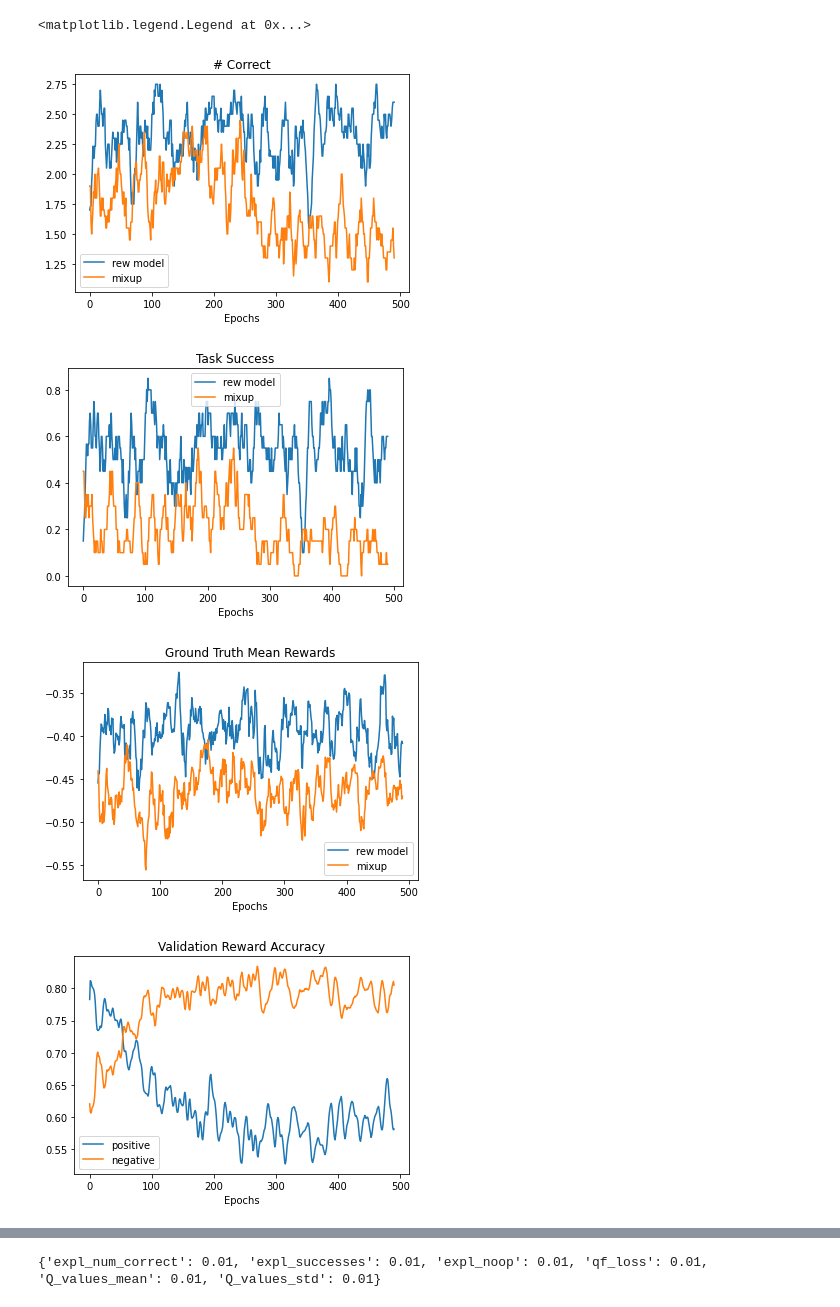
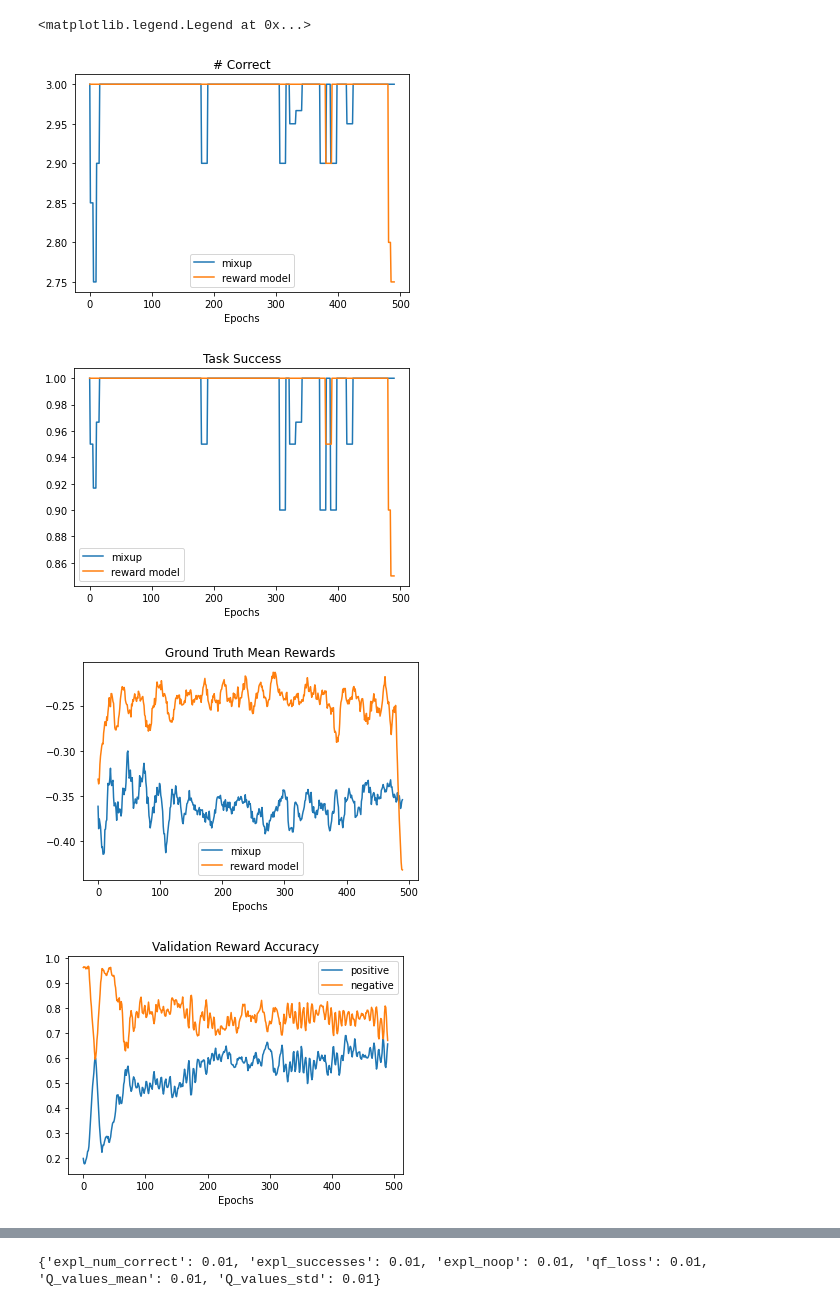
Before and after one commit to 00schen/CursorControl, a Jupyter notebook: image/Untitled1.ipynb, the cells around one changed output, grey strips where cells are left out. Cells and saved outputs as stored; diff of their text form; code cells hidden in the pictures.

Commit message:
plot notebook

```diff
--- a/image/Untitled1.ipynb
+++ b/image/Untitled1.ipynb
@@ -175,57 +175,57 @@ print(paths)
 # %%
-plt.plot(np.convolve(dfs[0]['exploration/env_infos/final/num_correct Mean'][:500], np.ones(10), 'valid') / 10, label='rew model')
-#plt.plot(np.convolve(dfs[1]['exploration/env_infos/final/num_correct Mean'], np.ones(10), 'valid') / 10, label='ground truth')
-plt.plot(np.convolve(dfs[1]['exploration/env_infos/final/num_correct Mean'], np.ones(10), 'valid') / 10, label='mixup')
+i1 = 7
+i2 = 1
+
+plt.plot(np.convolve(dfs[i1]['exploration/env_infos/final/num_correct Mean'][:500], np.ones(10), 'valid') / 10, label='mixup')
+plt.plot(np.convolve(dfs[i2]['exploration/env_infos/final/num_correct Mean'], np.ones(10), 'valid') / 10, label='reward model')
 plt.title('# Correct')
 plt.xlabel('Epochs')
 plt.legend()
 
 plt.figure()
-plt.plot(np.convolve(dfs[0]['exploration/env_infos/final/task_success Mean'][:500], np.ones(10), 'valid') / 10, label='rew model')
-#plt.plot(np.convolve(dfs[1]['exploration/env_infos/final/task_success Mean'], np.ones(10), 'valid') / 10, label='ground truth')
-plt.plot(np.convolve(dfs[1]['exploration/env_infos/final/task_success Mean'], np.ones(10), 'valid') / 10, label='mixup')
+plt.plot(np.convolve(dfs[i1]['exploration/env_infos/final/task_success Mean'][:500], np.ones(10), 'valid') / 10, label='mixup')
+plt.plot(np.convolve(dfs[i2]['exploration/env_infos/final/task_success Mean'], np.ones(10), 'valid') / 10, label='reward model')
 plt.title('Task Success')
 plt.xlabel('Epochs')
 plt.legend()
 
 plt.figure()
-plt.plot(np.convolve(dfs[0]['exploration/Rewards Mean'][:500], np.ones(10), 'valid') / 10, label='rew model')
-#plt.plot(np.convolve(dfs[1]['exploration/Rewards Mean'], np.ones(10), 'valid') / 10, label='ground truth')
-plt.plot(np.convolve(dfs[1]['exploration/Rewards Mean'], np.ones(10), 'valid') / 10, label='mixup')
+plt.plot(np.convolve(dfs[i1]['exploration/Rewards Mean'][:500], np.ones(10), 'valid') / 10, label='mixup')
+plt.plot(np.convolve(dfs[i2]['exploration/Rewards Mean'], np.ones(10), 'valid') / 10, label='reward model')
 plt.title('Ground Truth Mean Rewards')
 plt.xlabel('Epochs')
 plt.legend()
 
+# plt.figure()
+# plt.plot(np.convolve(dfs[i2]['rew_trainer/pos_correct'][:500], np.ones(10), 'valid') / 10, label='positive')
+# plt.plot(np.convolve(dfs[i2]['rew_trainer/neg_correct'][:500], np.ones(10), 'valid') / 10, label='negative')
+# plt.title('Validation Reward Accuracy')
+# plt.xlabel('Epochs')
+# plt.legend()
+
+# plt.figure()
+# plt.plot(np.convolve(dfs[i2]['rew_trainer/train_loss'][:500], np.ones(10), 'valid') / 10, label='train')
+# plt.plot(np.convolve(dfs[i2]['rew_trainer/valid_loss'][:500], np.ones(10), 'valid') / 10, label='valid')
+# plt.title('Reward Loss')
+# plt.xlabel('Epochs')
+# plt.legend()
+
 plt.figure()
-plt.plot(np.convolve(dfs[0]['rew_trainer/pos_correct'][:500], np.ones(10), 'valid') / 10, label='positive')
-plt.plot(np.convolve(dfs[0]['rew_trainer/neg_correct'][:500], np.ones(10), 'valid') / 10, label='negative')
+plt.plot(np.convolve(dfs[i1]['rew_trainer/pos_correct'][:500], np.ones(10), 'valid') / 10, label='positive')
+plt.plot(np.convolve(dfs[i1]['rew_trainer/neg_correct'][:500], np.ones(10), 'valid') / 10, label='negative')
 plt.title('Validation Reward Accuracy')
 plt.xlabel('Epochs')
 plt.legend()
 
 plt.figure()
-plt.plot(np.convolve(dfs[0]['rew_trainer/train_loss'][:500], np.ones(10), 'valid') / 10, label='train')
-plt.plot(np.convolve(dfs[0]['rew_trainer/valid_loss'][:500], np.ones(10), 'valid') / 10, label='valid')
+plt.plot(np.convolve(dfs[i1]['rew_trainer/train_loss'][:500], np.ones(10), 'valid') / 10, label='train')
+plt.plot(np.convolve(dfs[i1]['rew_trainer/valid_loss'][:500], np.ones(10), 'valid') / 10, label='valid')
 plt.title('Reward Loss')
 plt.xlabel('Epochs')
 plt.legend()
-
-plt.figure()
-plt.plot(np.convolve(dfs[1]['rew_trainer/pos_correct'][:500], np.ones(10), 'valid') / 10, label='positive')
-plt.plot(np.convolve(dfs[1]['rew_trainer/neg_correct'][:500], np.ones(10), 'valid') / 10, label='negative')
-plt.title('Validation Reward Accuracy')
-plt.xlabel('Epochs')
-plt.legend()
-
-plt.figure()
-plt.plot(np.convolve(dfs[1]['rew_trainer/train_loss'][:500], np.ones(10), 'valid') / 10, label='train')
-plt.plot(np.convolve(dfs[1]['rew_trainer/valid_loss'][:500], np.ones(10), 'valid') / 10, label='valid')
-plt.title('Reward Loss')
-plt.xlabel('Epochs')
-plt.legend()
 # %% [output]
 <matplotlib.legend.Legend at 0x...>
-[figure, old version]
+[figure, new version]
-[figure, old version]
+[figure, new version]
-[figure, old version]
+[figure, new version]
-[figure, old version]
+[figure, new version]
```
Also changed, not shown: parts of 2 cells of this notebook.
